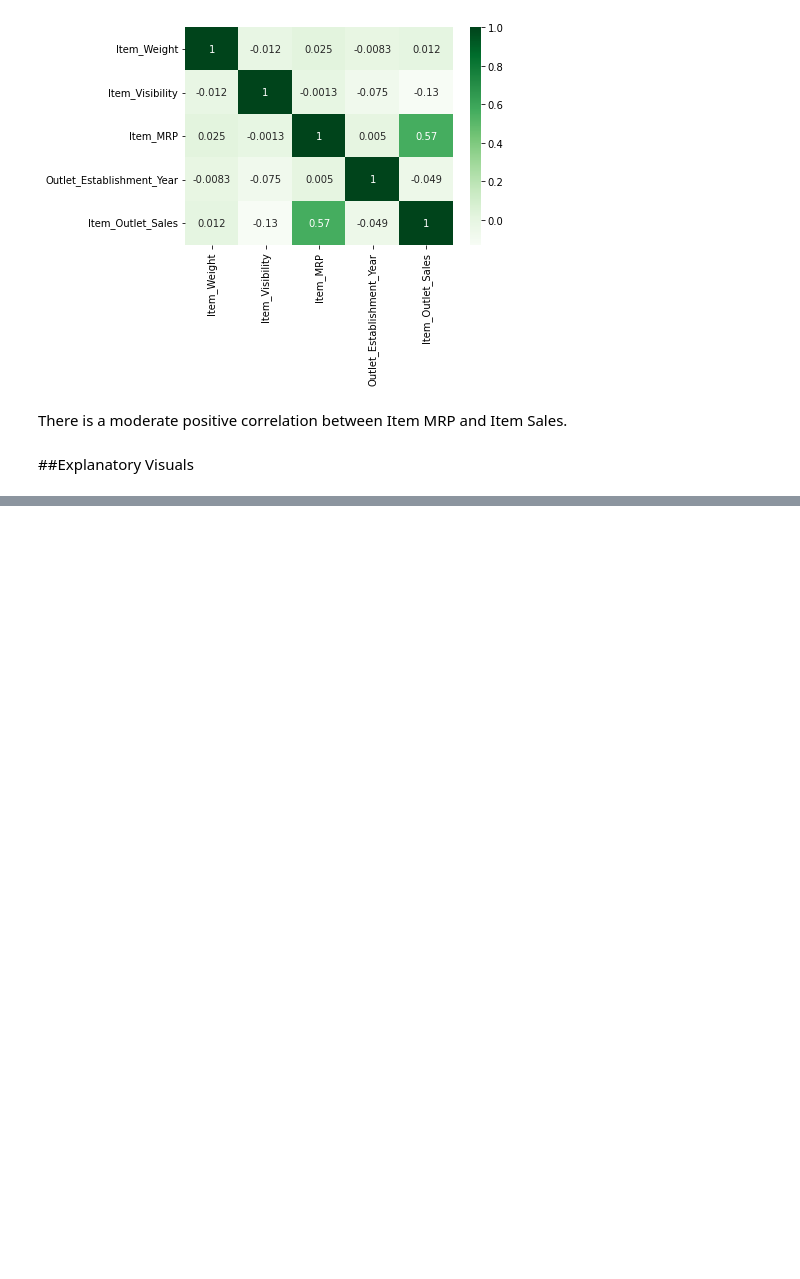
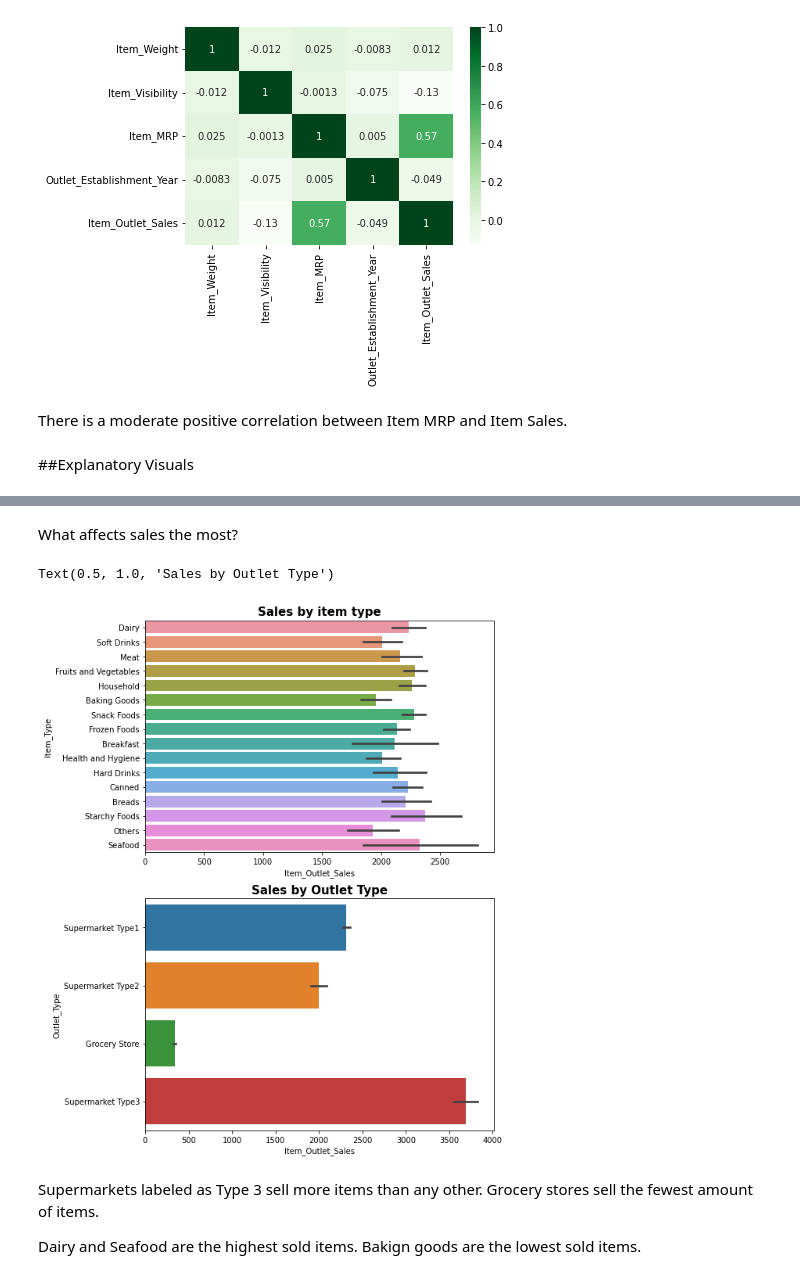
Before and after one commit to jcowart1987/SalesPredictions, a Jupyter notebook: Project1.ipynb, the cells around one changed output, grey strips where cells are left out. Saved outputs shown, nothing was run; the diff lists cells and outputs as text; code cells hidden in the pictures; blank space fills up the shorter version.

```diff
--- a/Project1.ipynb
+++ b/Project1.ipynb
@@ -215,0 +238,18 @@ There is a moderate positive correlation between Item MRP and Item Sales.
+# %% [markdown]
+What affects sales the most?
+# %%
+fig, axes = plt.subplots(nrows=2, figsize = (8,12))
+
+sns.barplot (data=df, x='Item_Outlet_Sales', y='Item_Type', ax = axes[0])
+axes[0].set_title('Sales by item type', fontsize=15, fontweight='bold')
+
+sns.barplot (data=df, x='Item_Outlet_Sales', y='Outlet_Type', ax = axes[1])
+axes[1].set_title('Sales by Outlet Type', fontsize=15, fontweight='bold')
+# %% [output]
+Text(0.5, 1.0, 'Sales by Outlet Type')
+[figure, added]
+# %% [markdown]
+Supermarkets labeled as Type 3 sell more items than any other. Grocery stores sell the fewest amount of items.
+
+Dairy and Seafood are the highest sold items.
+Bakign goods are the lowest sold items.
```
Also changed, not shown: parts of 5 cells of this notebook.
